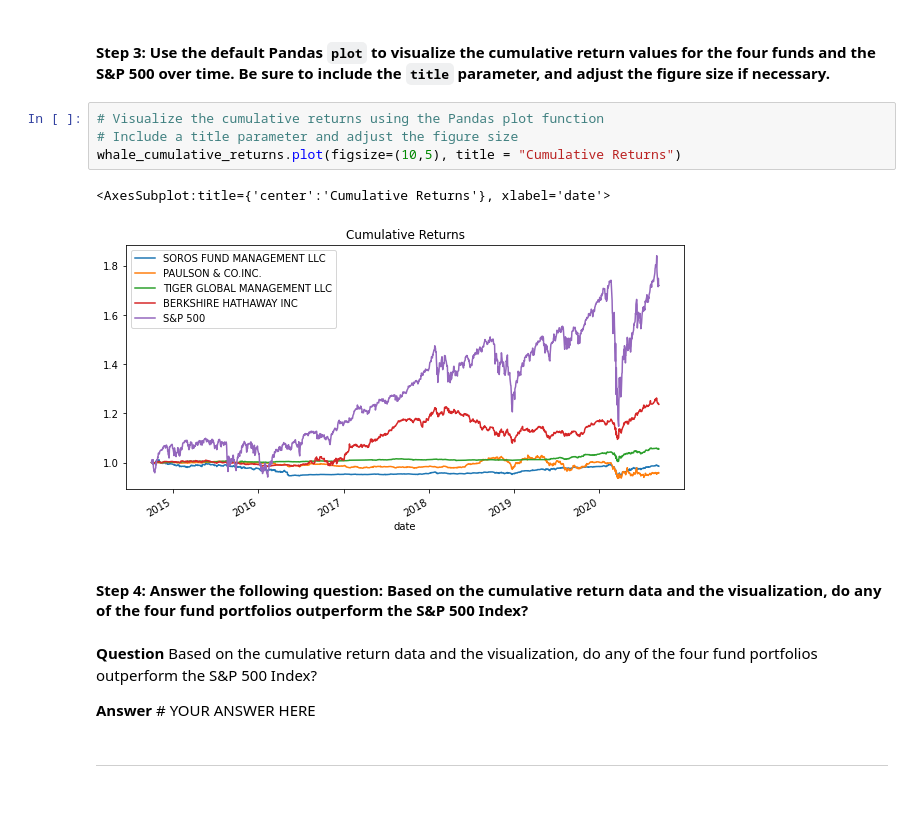
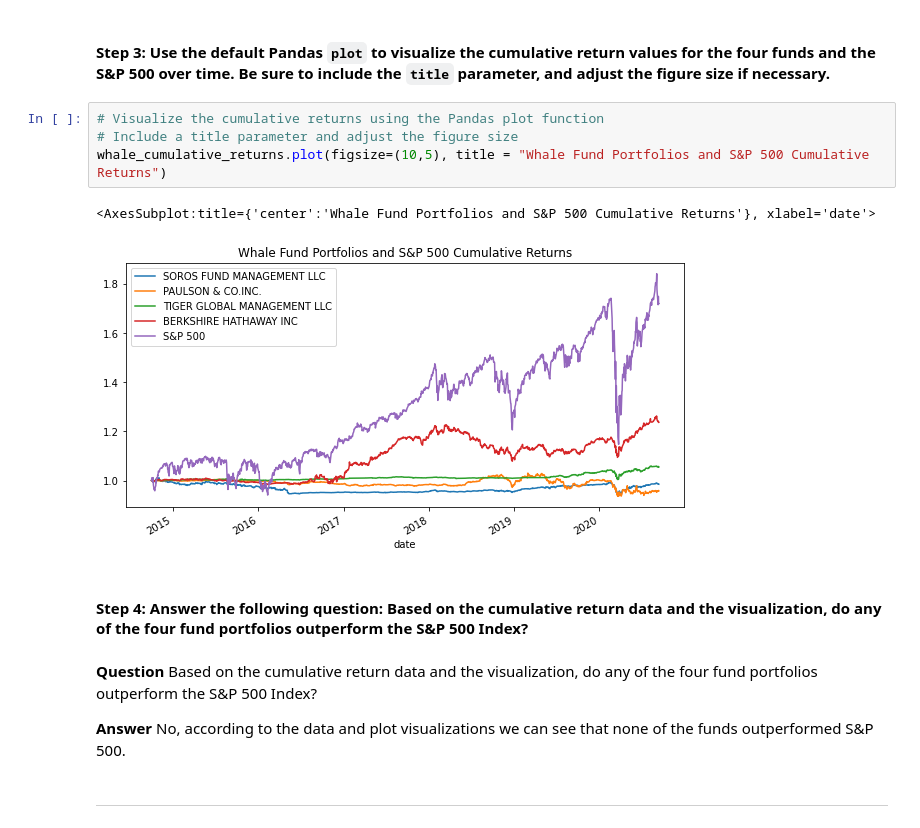
Before and after one commit to Knyazhna/Analyzing_Portfolio_Risk_and_Return, a Jupyter notebook: Starter_Code_3/risk_return_analysis.ipynb, the cells around one changed output. Cells and saved outputs as stored; diff of their text form; blank space fills up the shorter version.

Commit message:
Cleaned up Analyzing Portfolio Risk and Return project

```diff
--- a/Starter_Code_3/risk_return_analysis.ipynb
+++ b/Starter_Code_3/risk_return_analysis.ipynb
@@ -199,16 +181,16 @@ whale_cumulative_returns.tail()
 # %%
 # Visualize the cumulative returns using the Pandas plot function
 # Include a title parameter and adjust the figure size
-whale_cumulative_returns.plot(figsize=(10,5), title = "Cumulative Returns")
+whale_cumulative_returns.plot(figsize=(10,5), title = "Whale Fund Portfolios and S&P 500 Cumulative Returns")
 # %% [output]
-<AxesSubplot:title={'center':'Cumulative Returns'}, xlabel='date'>
+<AxesSubplot:title={'center':'Whale Fund Portfolios and S&P 500 Cumulative Returns'}, xlabel='date'>
-[figure, old version]
+[figure, new version]
 # %% [markdown]
 #### Step 4: Answer the following question: Based on the cumulative return data and the visualization, do any of the four fund portfolios outperform the S&P 500 Index?
 # %% [markdown]
 **Question** Based on the cumulative return data and the visualization, do any of the four fund portfolios outperform the S&P 500 Index?
 
-**Answer** # YOUR ANSWER HERE
+**Answer** No, according to the data and plot visualizations we can see that none of the funds outperformed S&P 500.
 # %% [markdown]
 ---
 # %% [markdown]
```
Also changed, not shown: parts of 10 cells of this notebook, 1 other file.
